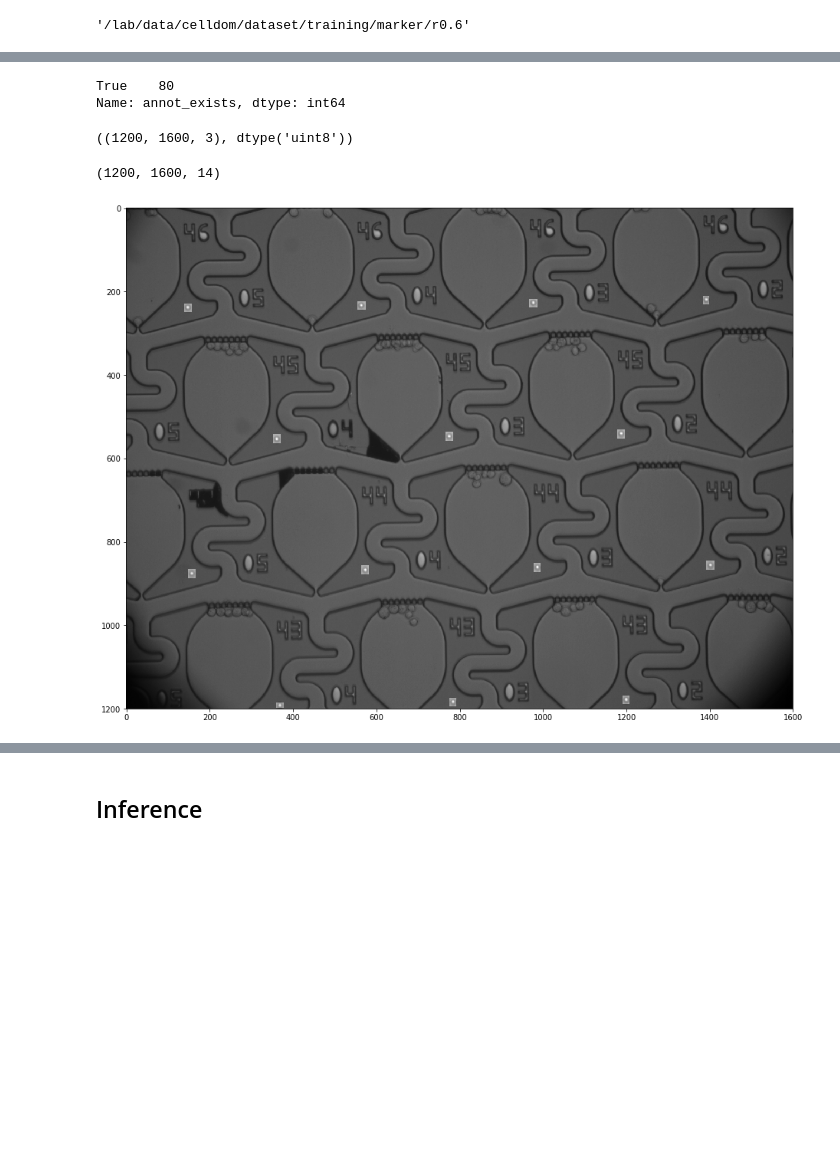
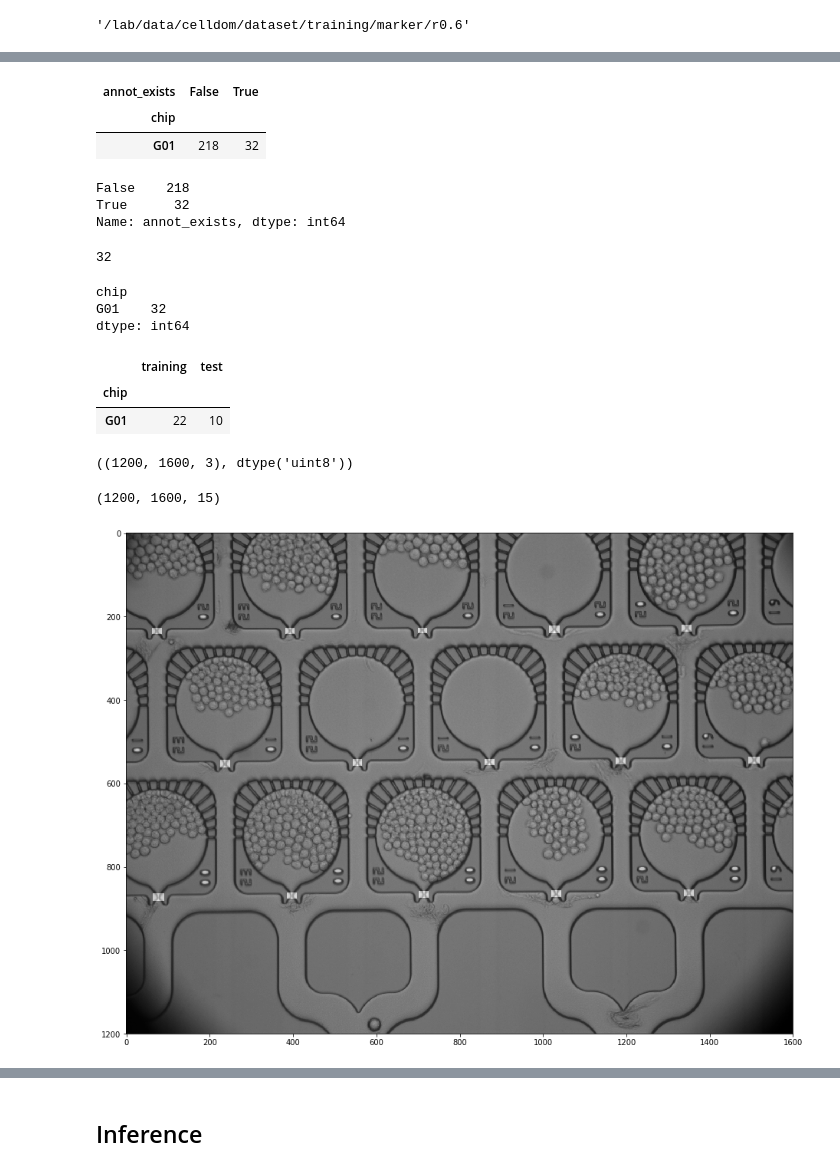
Before and after one commit to hammerlab/SmartCount, a Jupyter notebook: python/notebook/training/markers/marker_model_training.ipynb, the cells around one changed output, grey strips where cells are left out. Cells and saved outputs as stored; diff of their text form; code cells hidden in the pictures; blank space fills up the shorter version.

```diff
--- a/python/notebook/training/markers/marker_model_training.ipynb
+++ b/python/notebook/training/markers/marker_model_training.ipynb
@@ -38,5 +47,10 @@ marker_data_dir
 # %%
 images = dataset_utils.get_data_files(marker_data_dir, patterns=['*.tif'])
-print('Number of annotations found =', len(images))
+images['chip'] = images['image_name'].apply(lambda v: v.split('_')[0])
+
+#REMOVE
+images = images[images['chip'] == 'G01']
+
+print('Number of images found =', len(images))
 images[:3]
 # %% [output]
@@ -48,5 +62,12 @@ Number of annotations found = 80
+# %%
+images.groupby(['chip', 'annot_exists']).size().unstack()
+# %% [output]
+| annot_exists | False | True |
+| chip |  |  |
+| G01 | 218 | 32 |
 # %%
 images['annot_exists'].value_counts()
 # %% [output]
-True    80
+False    218
+True      32
 Name: annot_exists, dtype: int64
@@ -55,3 +74,15 @@ assert images['annot_exists'].all()
+# %%
+images = images[images['annot_exists']]
+assert images['annot_exists'].all()
+len(images)
+# %% [output]
+32
+# %%
+images.groupby('chip').size()
+# %% [output]
+chip
+G01    32
+dtype: int64
 # %%
 idx_train, idx_test = train_test_split(np.arange(len(images)), test_size=.3, random_state=seed)
 assert len(idx_train) + len(idx_test) == len(images)
@@ -62,9 +93,18 @@ image_paths_test = images['image_path'].iloc[idx_test].values#[[0]]
+# %%
+pd.concat([
+    images.iloc[idx_train].groupby('chip').size().rename('training'),
+    images.iloc[idx_test].groupby('chip').size().rename('test')
+], axis=1)
+# %% [output]
+|  | training | test |
+| chip |  |  |
+| G01 | 22 | 10 |
 # %%
-dataset_train = marker_dataset.MarkerDataset()
+dataset_train = marker_dataset.MarkerDataset(reflect_images=True)
 dataset_train.initialize(image_paths_train)
 dataset_train.prepare()
 
-dataset_test = marker_dataset.MarkerDataset()
+dataset_test = marker_dataset.MarkerDataset(reflect_images=True)
 dataset_test.initialize(image_paths_test)
 dataset_test.prepare()
 # %%
@@ -74,17 +114,17 @@ dataset_train.load_image(0).shape, dataset_train.load_image(0).dtype
 # %%
 dataset_train.load_mask(0)[0].shape
 # %% [output]
-(1200, 1600, 14)
+(1200, 1600, 15)
 # %%
-image_id = 0
+image_id = np.flatnonzero(images.iloc[idx_train]['chip'] == 'G01')[0]
 alpha = .5
 plt.imshow(
     dataset_train.load_image(image_id)[..., 0] + \
     alpha * 255 * dataset_train.load_mask(image_id)[0].max(axis=2)
 )
 plt.gcf().set_size_inches(16, 12)
 # %% [output]
-[figure, old version]
+[figure, new version]
 # %%
 # Fetch RCNN training configuration
 train_config = marker_config.MarkerTrainingConfig()
```
Also changed, not shown: parts of 24 cells of this notebook, 5 other files.
